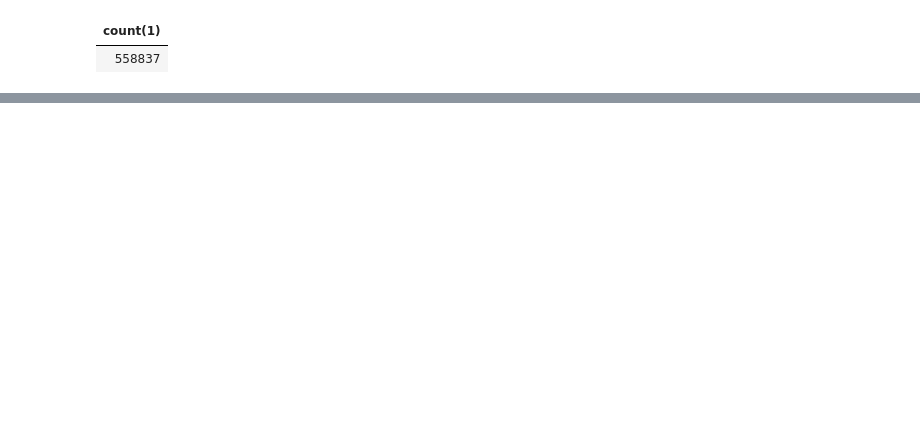
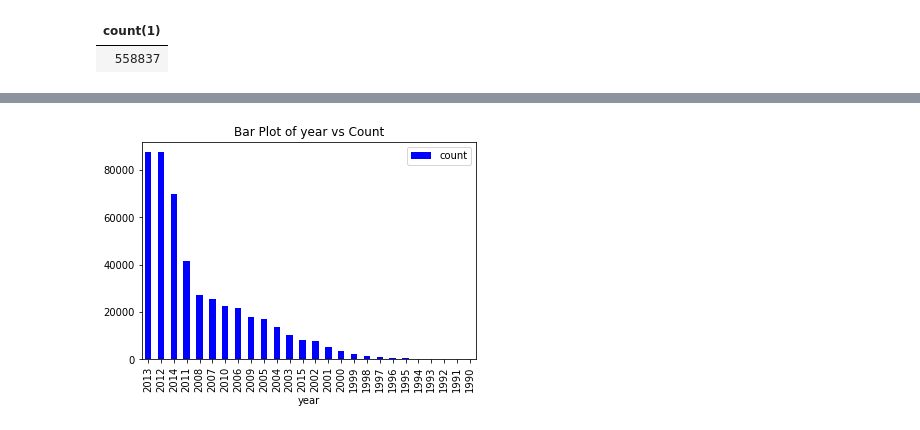
Before and after one commit to Jenniferodd/ISM6562-GroupProject, a Jupyter notebook: GrpPrj-UsedCarPrices_Kmeans.ipynb, the cells around one changed output, grey strips where cells are left out. Drawn from its saved outputs; the diff is of its cells as text; code cells hidden in the pictures; blank space fills up the shorter version.

```diff
--- a/GrpPrj-UsedCarPrices_Kmeans.ipynb
+++ b/GrpPrj-UsedCarPrices_Kmeans.ipynb
@@ -335,0 +281,16 @@ results.groupby('prediction').count().sort('prediction').show()
+# %%
+sortdata1=data.select('year').na.drop(subset=["year"]).groupBy("year").count().sort("count",ascending=False)
+#Converting into the Pandas Data Frame
+pandasDF1 = sortdata1.toPandas()
+
+
+import matplotlib.pyplot as plt
+# bar plot
+pandasDF1[:30].plot(kind = 'bar',x = 'year',
+y = 'count',color = 'blue')
+# set the title
+plt.title('Bar Plot of year vs Count')
+# show the plot
+plt.show()
+# %% [output]
+[figure, added]
```
Also changed, not shown: parts of 38 cells of this notebook, 1 other file.
